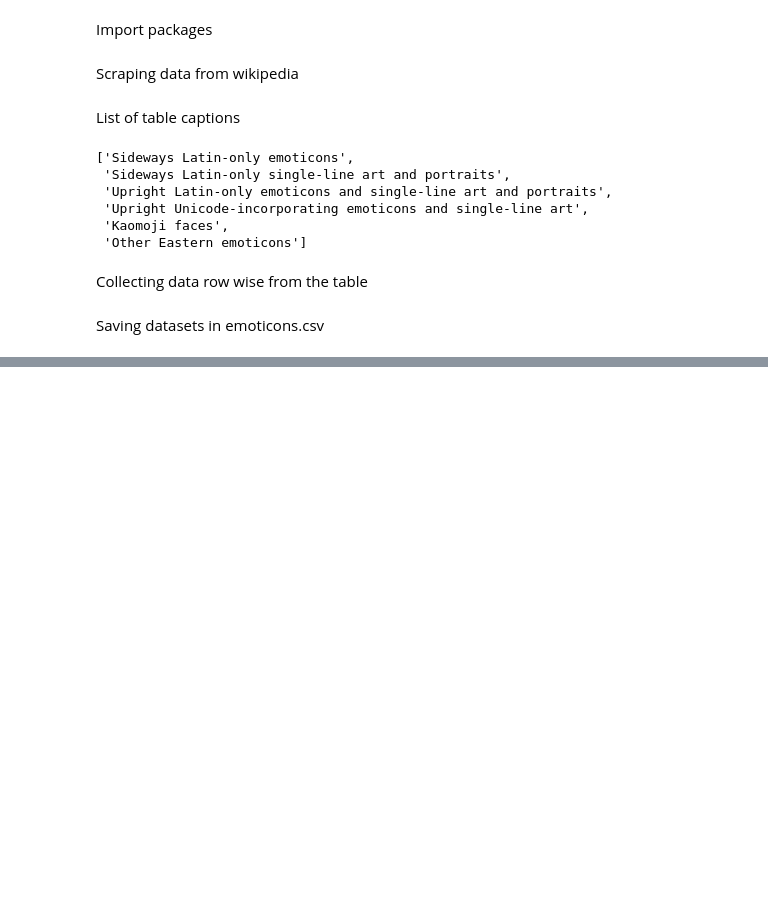
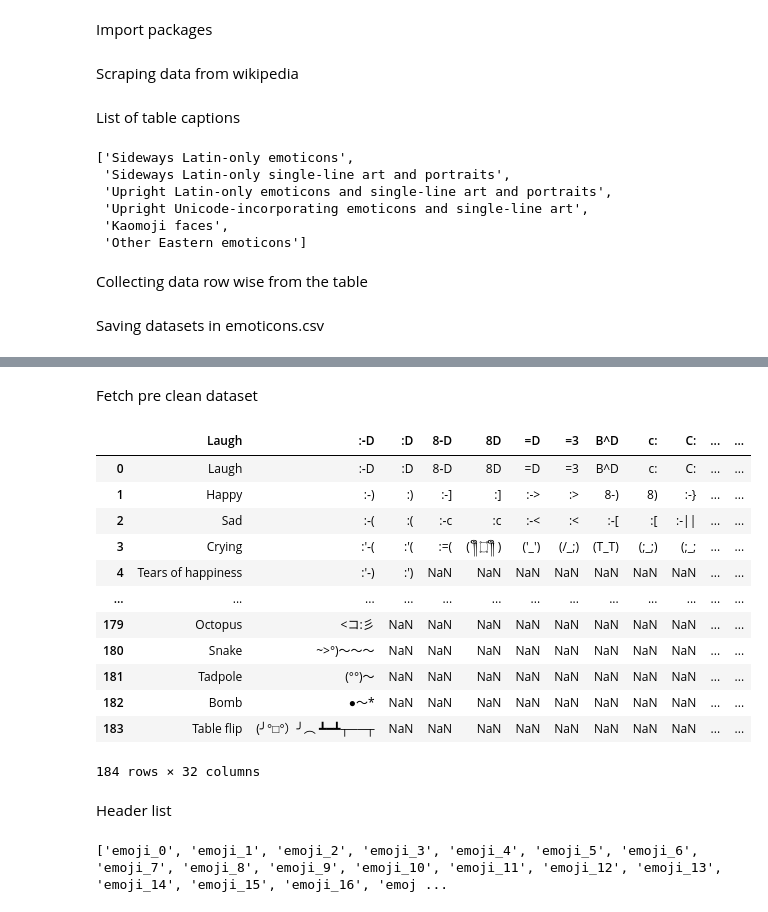
Before and after one commit to KarthikUdyawar/Get-data, a Jupyter notebook: Get-data.ipynb, the cells around one changed output, grey strips where cells are left out. Drawn from its saved outputs; the diff is of its cells as text; code cells hidden in the pictures; blank space fills up the shorter version.

```diff
--- a/Get-data.ipynb
+++ b/Get-data.ipynb
@@ -244,0 +275,27 @@ with open('datasets/emoticons.csv', 'w', newline="",encoding='utf8') as f:
+# %% [markdown]
+Fetch pre clean dataset
+# %%
+df4 = pd.read_csv('./datasets/emoticons.csv',encoding = 'utf8')
+df4
+# %% [output]
+|  | Laugh | :‑D | :D | 8‑D | 8D | =D | =3 | B^D | c: | C: | ... | ... |
+| 0 | Laugh | :‑D | :D | 8‑D | 8D | =D | =3 | B^D | c: | C: | ... | ... |
+| 1 | Happy | :‑) | :) | :-] | :] | :-> | :> | 8-) | 8) | :-} | ... | ... |
+| 2 | Sad | :‑( | :( | :‑c | :c | :‑< | :< | :‑[ | :[ | :-|| | ... | ... |
+| 3 | Crying | :'‑( | :'( | :=( | ( ༎ຶ ۝ ༎ຶ ) | ('_') | (/_;) | (T_T) | (;_;) | (;_; | ... | ... |
+| 4 | Tears of happiness | :'‑) | :') | NaN | NaN | NaN | NaN | NaN | NaN | NaN | ... | ... |
+| ... | ... | ... | ... | ... | ... | ... | ... | ... | ... | ... | ... | ... |
+| 179 | Octopus | <コ:彡 | NaN | NaN | NaN | NaN | NaN | NaN | NaN | NaN | ... | ... |
+| 180 | Snake | ~>°)～～～ | NaN | NaN | NaN | NaN | NaN | NaN | NaN | NaN | ... | ... |
+| 181 | Tadpole | (°°)～ | NaN | NaN | NaN | NaN | NaN | NaN | NaN | NaN | ... | ... |
+| 182 | Bomb | ●～* | NaN | NaN | NaN | NaN | NaN | NaN | NaN | NaN | ... | ... |
+| 183 | Table flip | (╯°□°）╯︵ ┻━┻┬──┬ | NaN | NaN | NaN | NaN | NaN | NaN | NaN | NaN | ... | ... |
+184 rows × 32 columns
+# %% [markdown]
+Header list
+# %%
+cols = ['emoji_name']
+cols.extend(f'emoji_{i}' for i in range(31))
+print(cols[1:])
+# %% [output]
+['emoji_0', 'emoji_1', 'emoji_2', 'emoji_3', 'emoji_4', 'emoji_5', 'emoji_6', 'emoji_7', 'emoji_8', 'emoji_9', 'emoji_10', 'emoji_11', 'emoji_12', 'emoji_13', 'emoji_14', 'emoji_15', 'emoji_16', 'emoj ...
```
Also changed, not shown: parts of 22 cells of this notebook, 3 other files.
